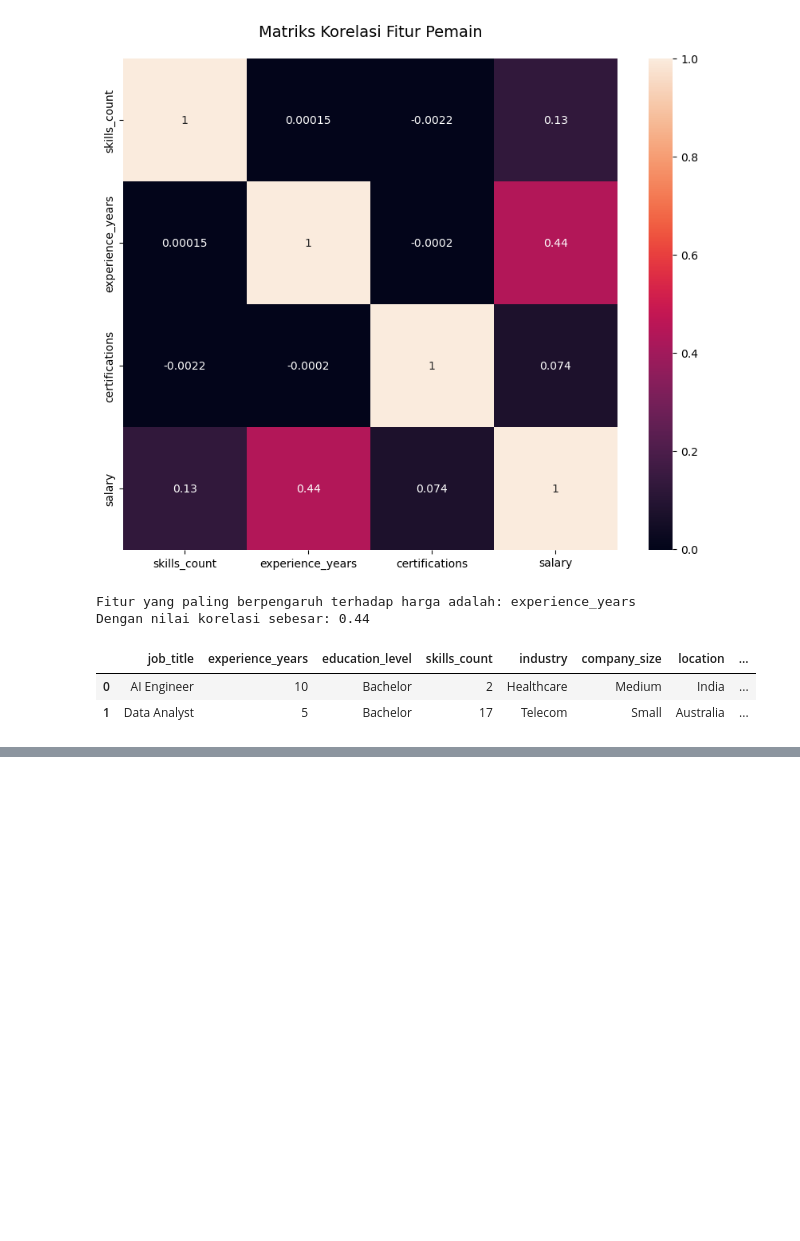
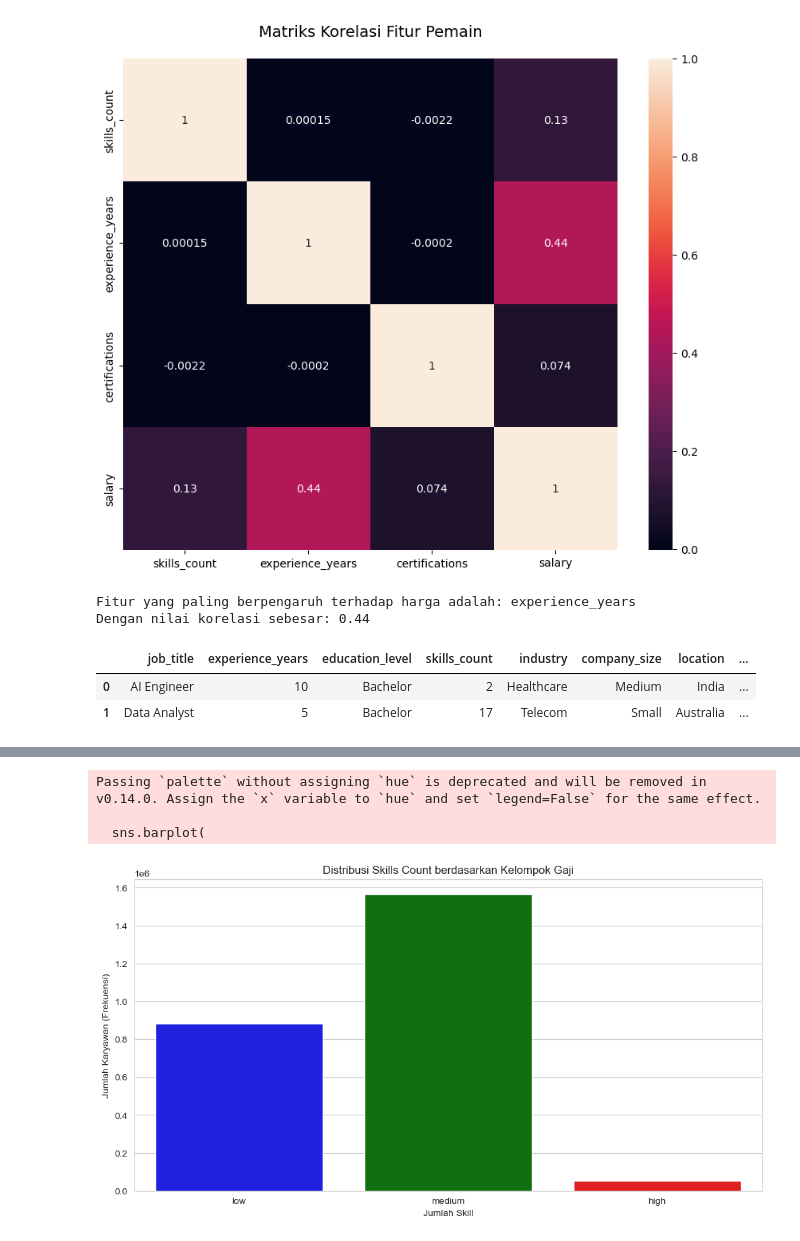
Before and after one commit to HafidzAfrieno/Project-Data-Analyst-Part-1, a Jupyter notebook: job_salary_analyst.ipynb, the cells around one changed output, grey strips where cells are left out. Saved outputs shown, nothing was run; the diff lists cells and outputs as text; code cells hidden in the pictures; blank space fills up the shorter version.

```diff
--- a/job_salary_analyst.ipynb
+++ b/job_salary_analyst.ipynb
@@ -443,0 +425,32 @@ perbandingan_posisi
+# %%
+#soal nomor 3
+# 4. Buatlah pengelompokan (binning) gaji menjadi (Low, Medium, High) dan analisis bagaimana distribusi skills_count di masing-masing kelompok tersebut.
+data = df[['salary','skills_count']].copy()
+bins_salary = (data['salary'].max() - data['salary'].min()) / 3
+low_salary = data['salary'].min()+ bins_salary
+high_salary = data['salary'].min()+(2*bins_salary)
+
+data['salary_group'] = 'low'
+data.loc[(data['salary'] > low_salary) & (data['salary'] <= high_salary), 'salary_group'] = 'medium'
+data.loc[data['salary'] > high_salary, 'salary_group'] = 'high'
+class_salary = data.groupby('salary_group')[['salary','skills_count']].sum()
+
+
+# 3. Visualisasi Distribusi (Gunakan 'data' bukan 'class_salary')
+plt.figure(figsize=(12, 6))
+sns.barplot(
+    data=class_salary,
+    x='salary_group',
+    y='skills_count',
+    order=['low', 'medium', 'high'],
+    palette={'low': 'blue', 'medium': 'green', 'high': 'red'}
+)
+plt.title('Distribusi Skills Count berdasarkan Kelompok Gaji')
+plt.xlabel('Jumlah Skill')
+plt.ylabel('Jumlah Karyawan (Frekuensi)')
+plt.show()
+# %% [output]
+Passing `palette` without assigning `hue` is deprecated and will be removed in v0.14.0. Assign the `x` variable to `hue` and set `legend=False` for the same effect.
+
+  sns.barplot(
+[figure, added]
```
Also changed, not shown: parts of 3 cells of this notebook.
